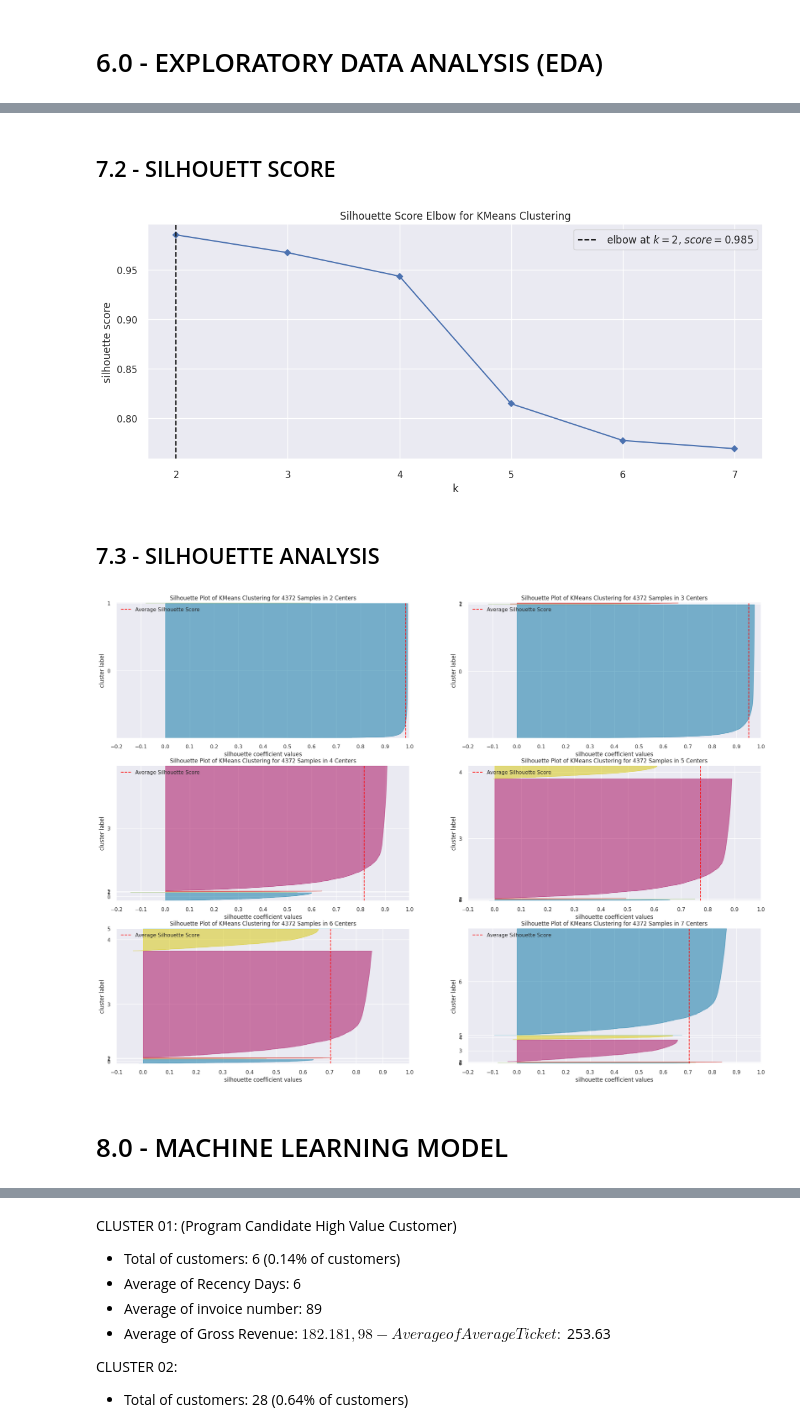
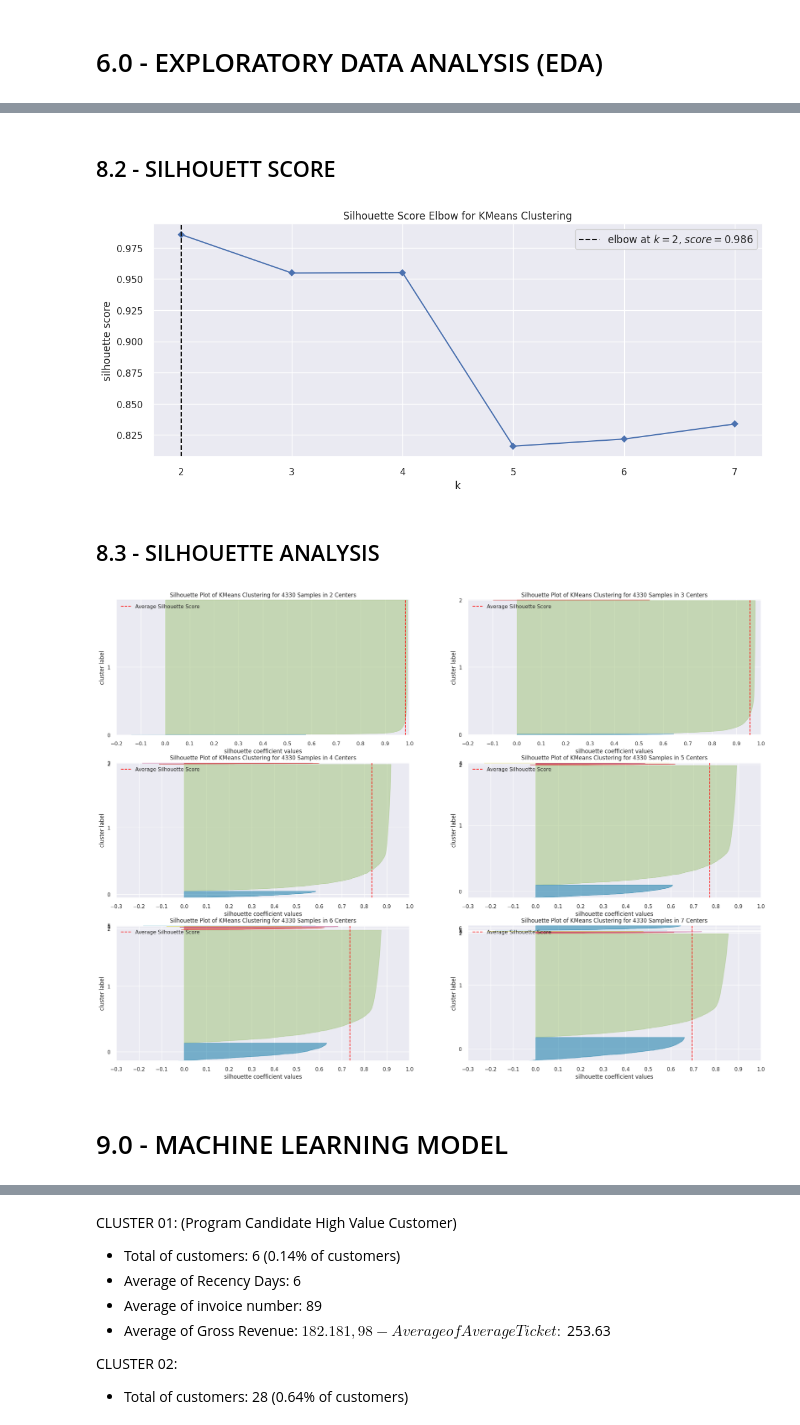
Before and after one commit to erickvieiras/customer_loyalty_program, a Jupyter notebook: notebook/clustering_v3.0.ipynb, the cells around one changed output, grey strips where cells are left out. Saved outputs shown, nothing was run; the diff lists cells and outputs as text; code cells hidden in the pictures.

```diff
--- a/notebook/clustering_v3.0.ipynb
+++ b/notebook/clustering_v3.0.ipynb
@@ -505,0 +510,3 @@ df_reference.head(10)
+# %%
+df_reference = df_reference.dropna()
+df_reference.isna().sum()
@@ -510 +526,3 @@ df6 = df_reference.copy()
+# %%
+df7 = df6.copy()
 # %% [markdown]
@@ -512,5 +530,5 @@ df6 = df_reference.copy()
 # %%
-x = df6.drop(columns = ['customer_id'])
+x = df7.drop(columns = ['customer_id'])
 # %%
 cluster = list(range(2,8))
 # %% [markdown]
@@ -542,24 +560,24 @@ kmeans.show();
 # %% [markdown]
-## 7.2 - SILHOUETT SCORE
+## 8.2 - SILHOUETT SCORE
 # %%
-kmeans = KElbowVisualizer(KMeans(), k = cluster, timings = False, metric='silhouette')
+kmeans = KElbowVisualizer(KMeans(), k = cluster, timings = False, metric='silhouette', timing = 'fit')
 kmeans.fit(x)
 kmeans.show();
 # %% [output]
-[figure, old version]
+[figure, new version]
 # %% [markdown]
-## 7.3 - SILHOUETTE ANALYSIS
+## 8.3 - SILHOUETTE ANALYSIS
 # %%
 fig, ax = plt.subplots(3, 2, figsize = (25, 18) )
 k = list(range(2,8))
 for k in cluster:
     q, mod = divmod(k, 2)
-    kmeans = KMeans(init = 'random', n_clusters = k, n_init = 10, max_iter = 300, random_state = 42)
+    kmeans = KMeans(init = 'random', n_clusters = k, n_init = 10, max_iter = 100, random_state = 42)
     visualizer = SilhouetteVisualizer(kmeans, colors = 'yellowbrick', ax = ax[q-1][mod])
     visualizer.fit(x)
     visualizer.finalize()
 # %% [output]
-[figure, old version]
+[figure, new version]
 # %% [markdown]
-# 8.0 - MACHINE LEARNING MODEL
+# 9.0 - MACHINE LEARNING MODEL
 # %% [markdown]
```
Also changed, not shown: parts of 30 cells of this notebook.
